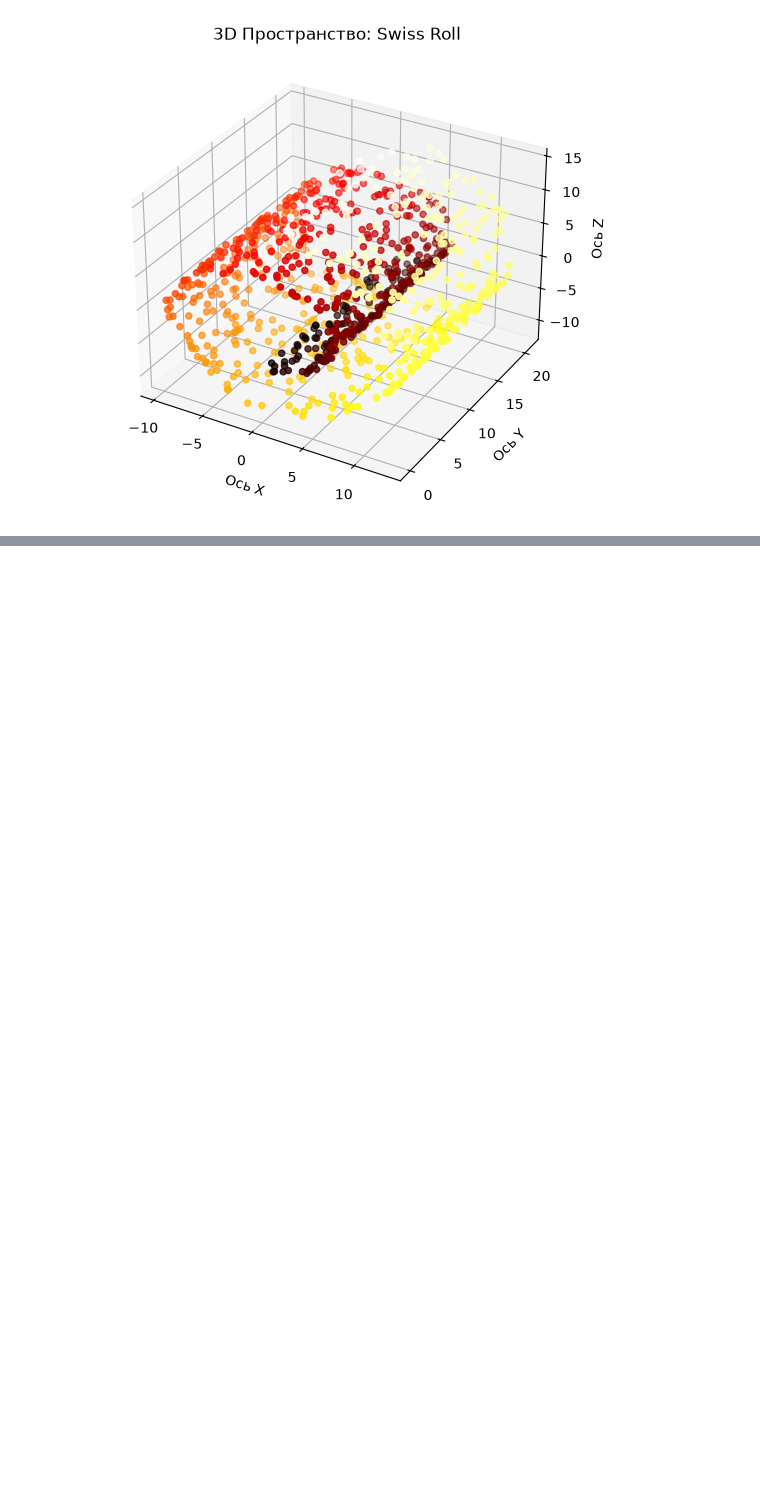
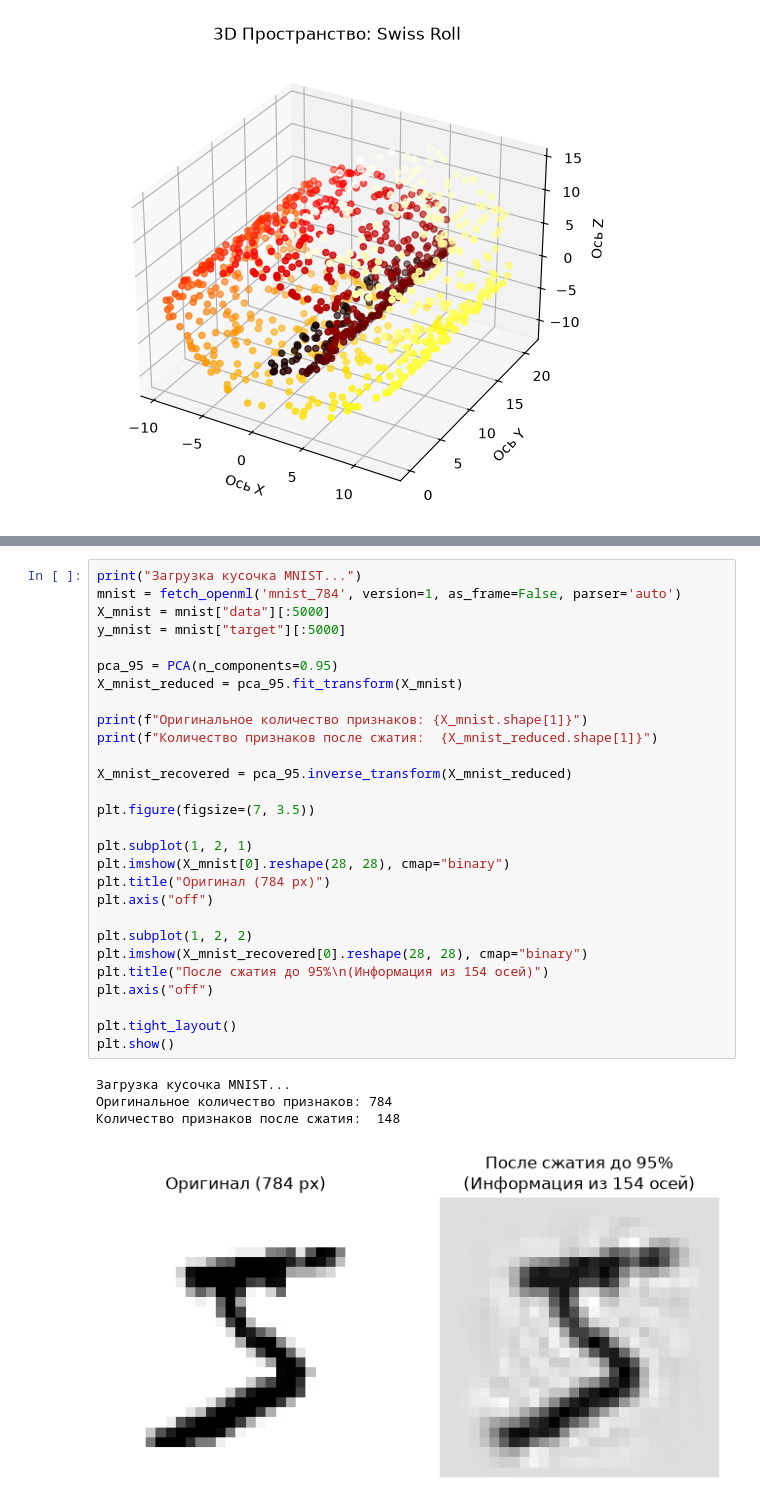
Before and after one commit to Uliana-int/SVM-small-project, a Jupyter notebook: dimensionality_reduction.ipynb, the cells around one changed output, grey strips where cells are left out. Drawn from its saved outputs; the diff is of its cells as text; blank space fills up the shorter version.

```diff
--- a/dimensionality_reduction.ipynb
+++ b/dimensionality_reduction.ipynb
@@ -41,0 +76,33 @@ plt.show()
+# %%
+print("Загрузка кусочка MNIST...")
+mnist = fetch_openml('mnist_784', version=1, as_frame=False, parser='auto')
+X_mnist = mnist["data"][:5000]
+y_mnist = mnist["target"][:5000]
+
+pca_95 = PCA(n_components=0.95)
+X_mnist_reduced = pca_95.fit_transform(X_mnist)
+
+print(f"Оригинальное количество признаков: {X_mnist.shape[1]}")
+print(f"Количество признаков после сжатия:  {X_mnist_reduced.shape[1]}")
+
+X_mnist_recovered = pca_95.inverse_transform(X_mnist_reduced)
+
+plt.figure(figsize=(7, 3.5))
+
+plt.subplot(1, 2, 1)
+plt.imshow(X_mnist[0].reshape(28, 28), cmap="binary")
+plt.title("Оригинал (784 px)")
+plt.axis("off")
+
+plt.subplot(1, 2, 2)
+plt.imshow(X_mnist_recovered[0].reshape(28, 28), cmap="binary")
+plt.title("После сжатия до 95%\n(Информация из 154 осей)")
+plt.axis("off")
+
+plt.tight_layout()
+plt.show()
+# %% [output]
+Загрузка кусочка MNIST...
+Оригинальное количество признаков: 784
+Количество признаков после сжатия:  148
+[figure, added]
```
Also changed, not shown: parts of 5 cells of this notebook.
